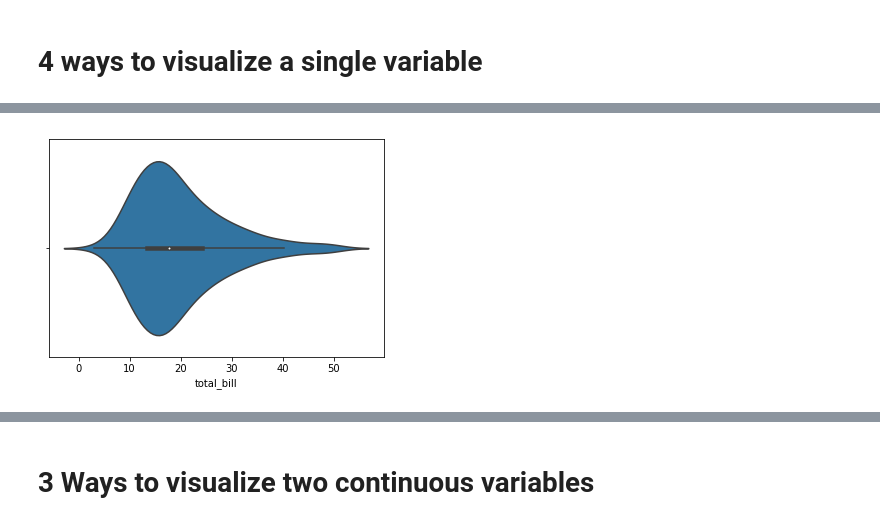
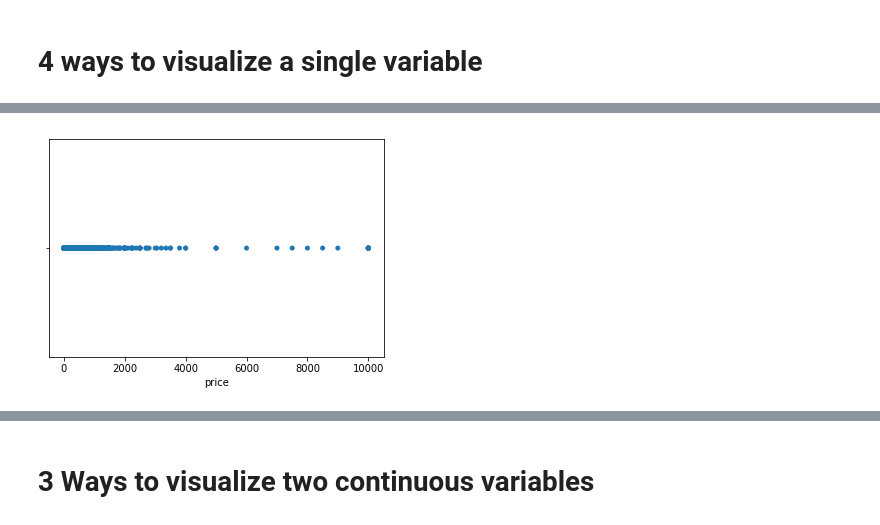
Before and after one commit to akim2034/Thinkful_DS_Bootcamp, a Jupyter notebook: Lesson 1.3.3 Present same data multiple ways Drill.ipynb, the cells around one changed output, grey strips where cells are left out. Cells and saved outputs as stored; diff of their text form; code cells hidden in the pictures.

```diff
--- a/Lesson 1.3.3 Present same data multiple ways Drill.ipynb
+++ b/Lesson 1.3.3 Present same data multiple ways Drill.ipynb
@@ -33,4 +23,5 @@ sns.boxplot(y="total_bill", data=tips);
-# %%
-sns.violinplot(x="total_bill", data=tips);
-# %% [output]
-[figure, removed]
+# %%
+# Start with a strip plot to get an idea of how the prices of all the listings are distributed.
+sns.stripplot(x=df["price"]);
+# %% [output]
+[figure, added]
```
Also changed, not shown: parts of 26 cells of this notebook, 1 other file.
